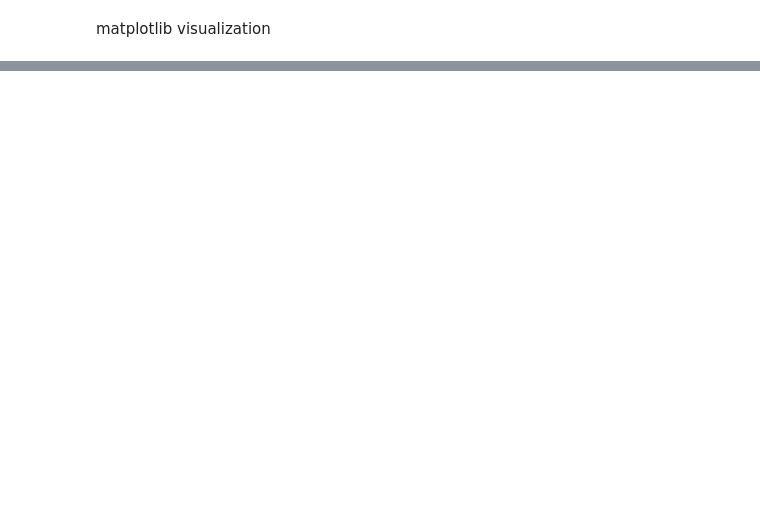
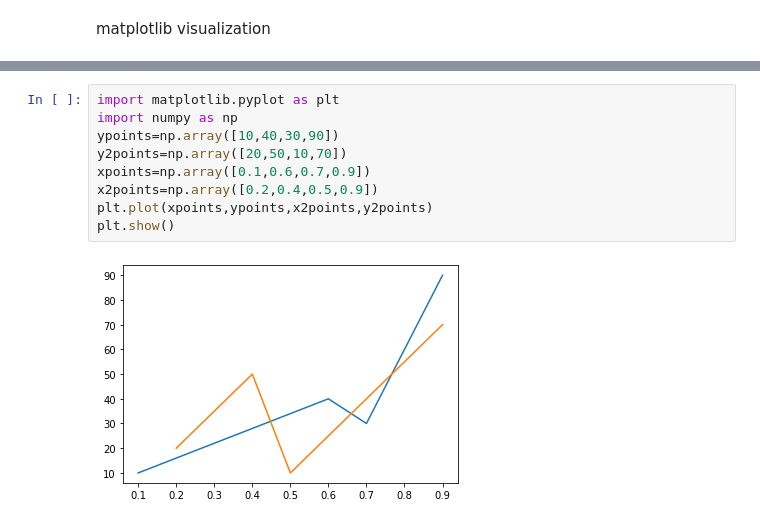
Before and after one commit to Collins200/data-visualization-with-matplotlib, a Jupyter notebook: visualization with matplotlib.ipynb, the cells around one changed output, grey strips where cells are left out. Cells and saved outputs as stored; diff of their text form; blank space fills up the shorter version.

```diff
--- a/visualization with matplotlib.ipynb
+++ b/visualization with matplotlib.ipynb
@@ -38,0 +61,11 @@ plt.show()
+# %%
+import matplotlib.pyplot as plt
+import numpy as np
+ypoints=np.array([10,40,30,90])
+y2points=np.array([20,50,10,70])
+xpoints=np.array([0.1,0.6,0.7,0.9])
+x2points=np.array([0.2,0.4,0.5,0.9])
+plt.plot(xpoints,ypoints,x2points,y2points)
+plt.show()
+# %% [output]
+[figure, added]
```
Also changed, not shown: parts of 7 cells of this notebook.
